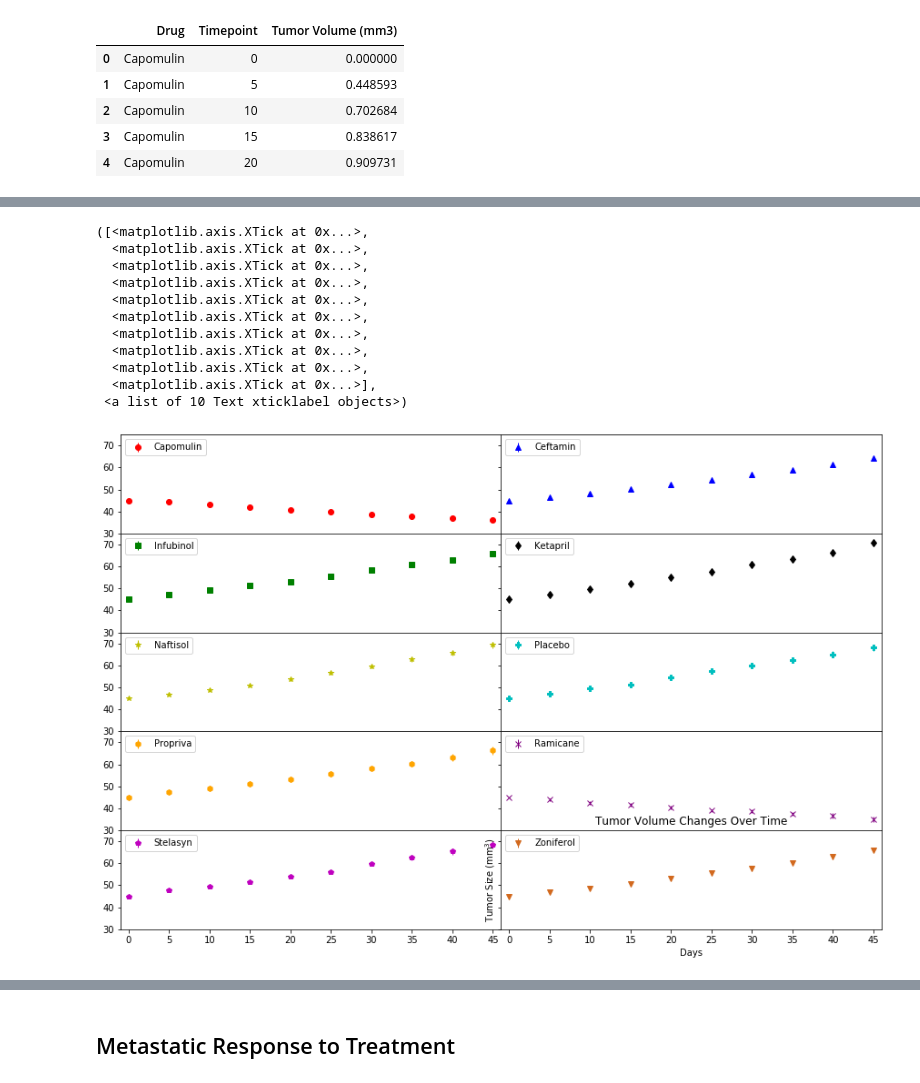
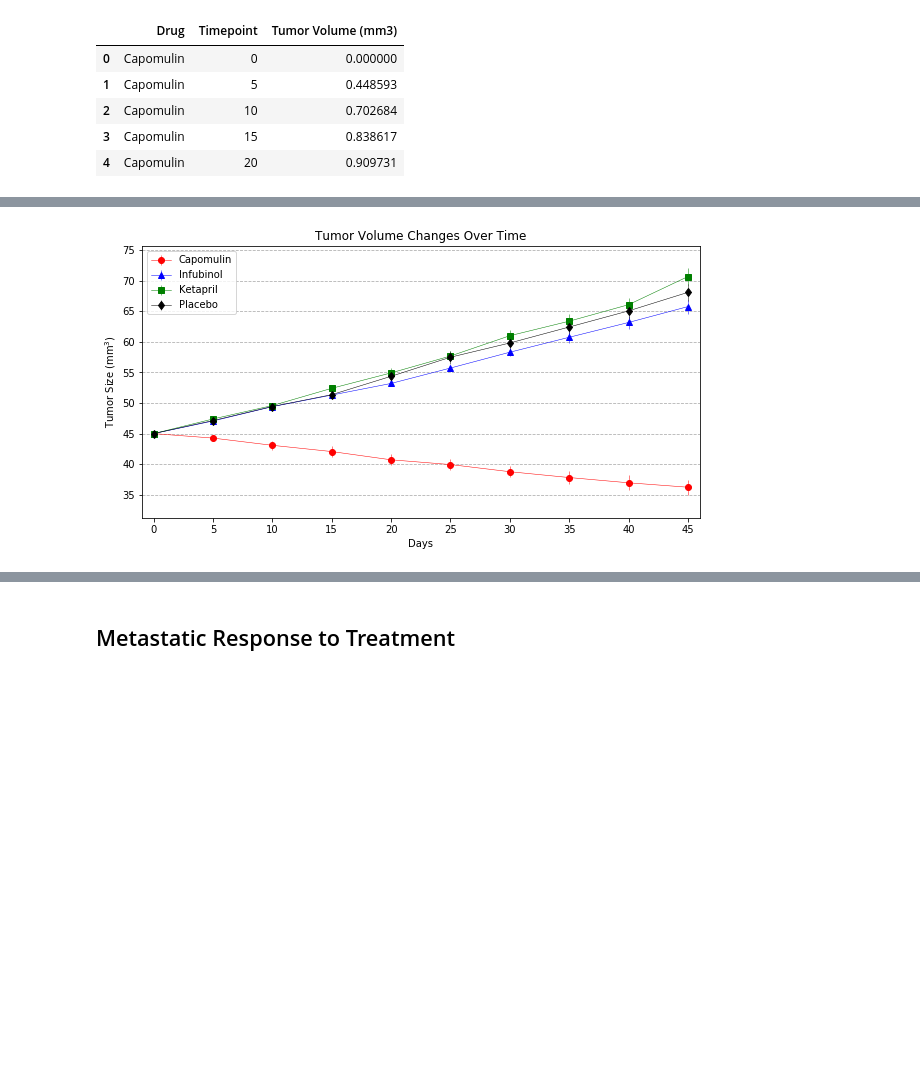
Before and after one commit to efrisch6/matplotlib-challenge, a Jupyter notebook: Pymaceuticals/pymaceuticals_starter.ipynb, the cells around one changed output, grey strips where cells are left out. Cells and saved outputs as stored; diff of their text form; code cells hidden in the pictures; blank space fills up the shorter version.

Commit message:
Finished up matplotlib homework

```diff
--- a/Pymaceuticals/pymaceuticals_starter.ipynb
+++ b/Pymaceuticals/pymaceuticals_starter.ipynb
@@ -1,10 +1,9 @@
 # %%
 # Dependencies and Setup
-#%matplotlib inline
+%matplotlib inline
 import matplotlib.pyplot as plt
 import pandas as pd
 import numpy as np
-#from scipy import stats
 
 # Hide warning messages in notebook
 import warnings
@@ -21,8 +20,12 @@ clinical_df = pd.read_csv(clinical_trial_data_to_load)
 # Combine the data into a single dataset
 combined = clinical_df.merge(mouse_df, on="Mouse ID", how="inner")
 
+drugs = ["Capomulin","Infubinol","Ketapril","Placebo"]
+
+drugs_df = combined.loc[combined["Drug"].isin(drugs)]
+
 # Display the data table for preview
-combined.head()
+drugs_df.head()
 # %% [output]
 |  | Mouse ID | Timepoint | Tumor Volume (mm3) | Metastatic Sites | Drug |
 | 0 | b128 | 0 | 45.000000 | 0 | Capomulin |
@@ -34,7 +37,7 @@ combined.head()
 ## Tumor Response to Treatment
 # %%
 # Store the Mean Tumor Volume Data Grouped by Drug and Timepoint
-mean_tumor = combined.groupby(["Drug","Timepoint"])["Tumor Volume (mm3)"].mean()
+mean_tumor = drugs_df.groupby(["Drug","Timepoint"])["Tumor Volume (mm3)"].mean()
 
 # Convert to DataFrame
 mean_tumor_df = pd.DataFrame(mean_tumor).reset_index()
@@ -50,7 +53,7 @@ mean_tumor_df.head()
 | 4 | Capomulin | 20 | 40.716325 |
 # %%
 # Store the Standard Error of Tumor Volumes Grouped by Drug and Timepoint
-tumor_std_err = combined.groupby(["Drug","Timepoint"])["Tumor Volume (mm3)"].sem()
+tumor_std_err = drugs_df.groupby(["Drug","Timepoint"])["Tumor Volume (mm3)"].sem()
 
 # Convert to DataFrame
 tumor_std_err_df = pd.DataFrame(tumor_std_err).reset_index()
@@ -87,35 +85,38 @@ mean_tumor_pivot.head()
 # %%
-fig, ((ax1,ax2),(ax3,ax4),(ax5,ax6),(ax7,ax8),(ax9,ax10)) = plt.subplots(5,2, sharex=True, sharey=True,figsize=(15,10),
-                                                                        gridspec_kw={'hspace': 0, 'wspace': 0})
-# plt.figure(figsize=(15,10))
+# Generate the Plot (with Error Bars)
+plt.figure(figsize=(10,5))
+
+# Get list of columns for setting up plots
 cols = mean_tumor_pivot.columns.tolist()
-axs=[ax1,ax2,ax3,ax4,ax5,ax6,ax7,ax8,ax9,ax10]
-colors = ['r','b','g','k','y','c','orange','purple','m','chocolate']
-markers = ['o','^','s','d','*','P','h','x','p','v']
+# Make list of color and markers to use in plots.
+colors = ['r','b','g','k']
+markers = ['o','^','s','d']
+
+# Create a plot with error bars for each drug we're interested in.
+# fmt="o" would only contain points, no lines, but lines were left in because it made sense for rates over time graphs
 for x in range(len(cols)):
-    axs[x].errorbar(x=tumor_std_err_pivot.index, y=mean_tumor_pivot[cols[x]], yerr=tumor_std_err_pivot[cols[x]],
-                 marker=markers[x], color=colors[x], label=cols[x],fmt="o",elinewidth=1)
-    axs[x].legend(loc="upper left")
-    axs[x].set_xlim(mean_tumor_pivot.index.min()-1,mean_tumor_pivot.index.max()+1)
-    axs[x].set_ylim(30,75,10)
+    plt.errorbar(x=tumor_std_err_pivot.index, y=mean_tumor_pivot[cols[x]], yerr=tumor_std_err_pivot[cols[x]],
+                 marker=markers[x], color=colors[x], label=cols[x], linewidth=.5)#,fmt="o")
 
-#plt.legend(loc="upper left")
+# Include legend (labels were created with the plots)
+plt.legend(loc="upper left")
+# Add title
 plt.title("Tumor Volume Changes Over Time")
+# Add x and y axis labels
 plt.xlabel("Days")
 plt.ylabel(r'Tumor Size (mm$^3$)')
+
+# Set x axis limits and ticks
 plt.xticks(np.arange(mean_tumor_pivot.index.min(),mean_tumor_pivot.index.max()+5,5))
-# plt.xlim(mean_tumor_pivot.index.min()-1,mean_tumor_pivot.index.max()+1)
-# plt.ylim(30,75,10)
+plt.xlim(mean_tumor_pivot.index.min()-1,mean_tumor_pivot.index.max()+1)
+
+# Set y limits
+plt.ylim(mean_tumor_pivot.min().min()-5, mean_tumor_pivot.max().max()+5)
+
+# Add grid lines for the y axis
+plt.grid(axis='y', linestyle='--')
+
+# Save the Figure
+plt.savefig("Images/Tumor_Volume_Changes.png")
 # %% [output]
-([<matplotlib.axis.XTick at 0x...>,
-  <matplotlib.axis.XTick at 0x...>,
-  <matplotlib.axis.XTick at 0x...>,
-  <matplotlib.axis.XTick at 0x...>,
-  <matplotlib.axis.XTick at 0x...>,
-  <matplotlib.axis.XTick at 0x...>,
-  <matplotlib.axis.XTick at 0x...>,
-  <matplotlib.axis.XTick at 0x...>,
-  <matplotlib.axis.XTick at 0x...>,
-  <matplotlib.axis.XTick at 0x...>],
- <a list of 10 Text xticklabel objects>)
-[figure, old version]
+[figure, new version]
```
Also changed, not shown: parts of 22 cells of this notebook, 4 other files.
